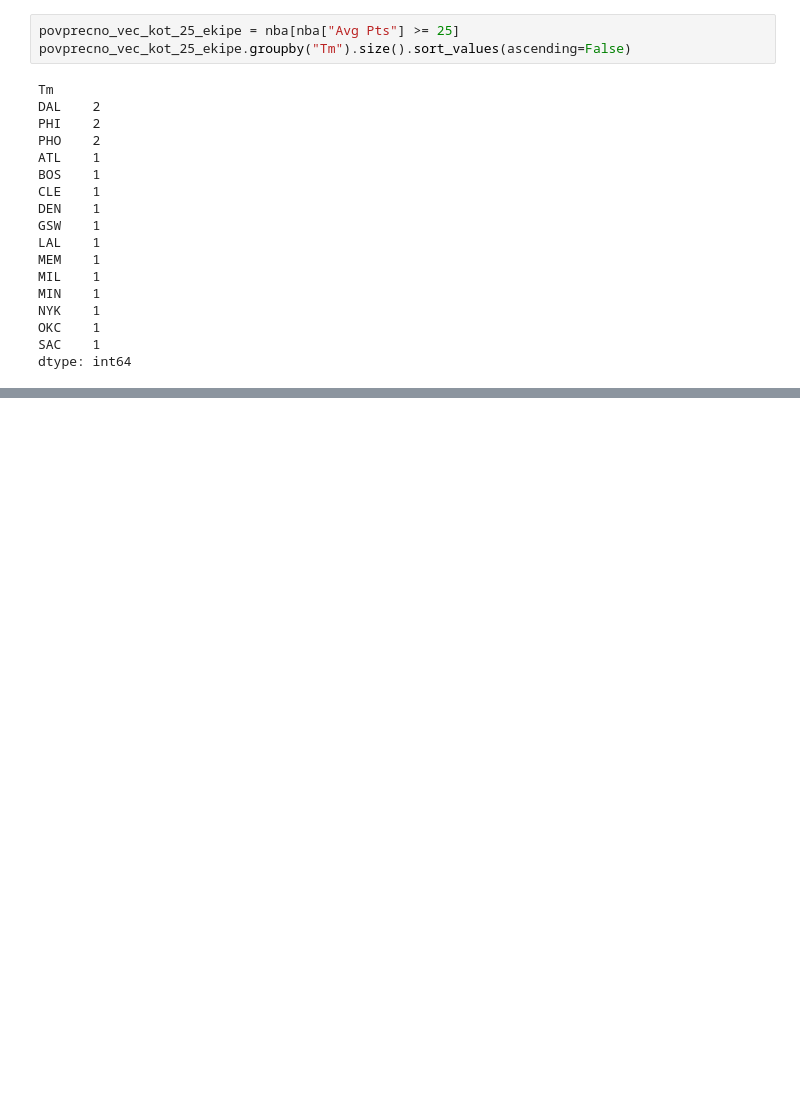
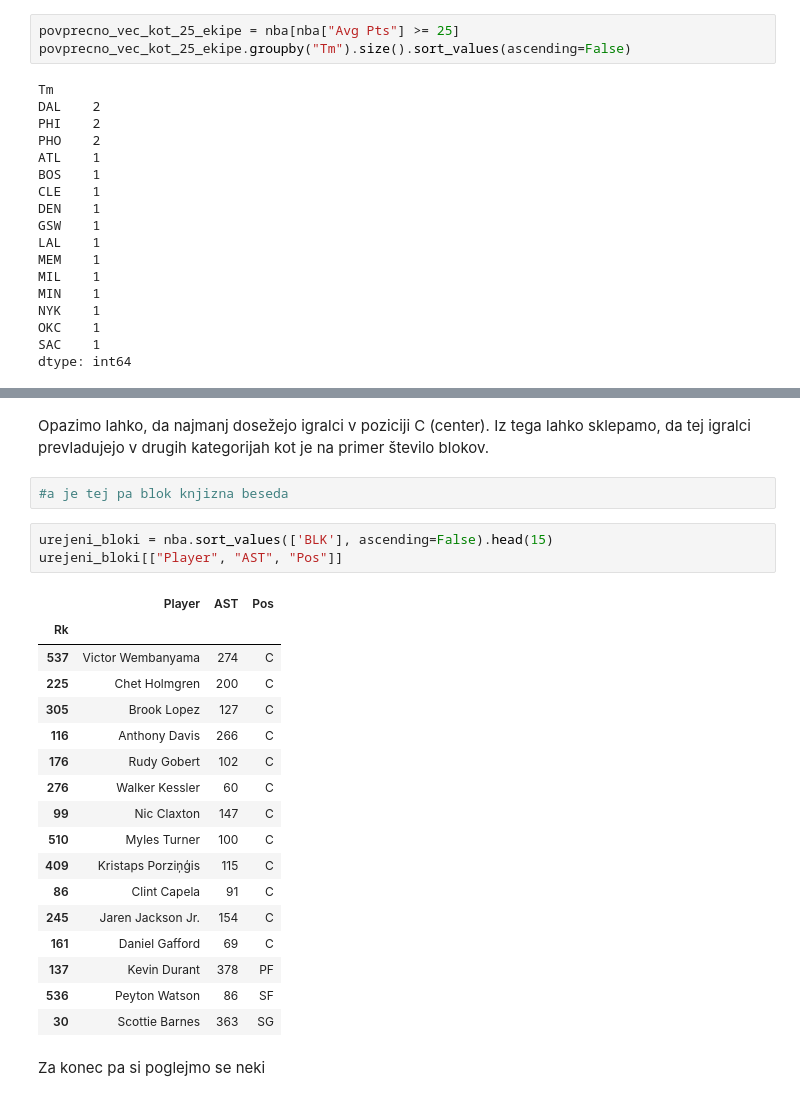
Before and after one commit to elizapecoraro/Eliza-Pecoraro-Projektna-naloga-UVP, a Jupyter notebook: analiza.ipynb, the cells around one changed output, grey strips where cells are left out. Cells and saved outputs as stored; diff of their text form; blank space fills up the shorter version.

```diff
--- a/analiza.ipynb
+++ b/analiza.ipynb
@@ -293,3 +301,30 @@ plt.title("Skupno število točk na pozicijo")
 plt.show()
 # %% [output]
 [figure]
+# %% [markdown]
+Opazimo lahko, da najmanj dosežejo igralci v poziciji C (center). Iz tega lahko sklepamo, da tej igralci prevladujejo v drugih kategorijah kot je na primer število blokov.
+# %%
+#a je tej pa blok knjizna beseda
+# %%
+urejeni_bloki = nba.sort_values(['BLK'], ascending=False).head(15)
+urejeni_bloki[["Player", "AST", "Pos"]]
+# %% [output]
+|  | Player | AST | Pos |
+| Rk |  |  |  |
+| 537 | Victor Wembanyama | 274 | C |
+| 225 | Chet Holmgren | 200 | C |
+| 305 | Brook Lopez | 127 | C |
+| 116 | Anthony Davis | 266 | C |
+| 176 | Rudy Gobert | 102 | C |
+| 276 | Walker Kessler | 60 | C |
+| 99 | Nic Claxton | 147 | C |
+| 510 | Myles Turner | 100 | C |
+| 409 | Kristaps Porziņģis | 115 | C |
+| 86 | Clint Capela | 91 | C |
+| 245 | Jaren Jackson Jr. | 154 | C |
+| 161 | Daniel Gafford | 69 | C |
+| 137 | Kevin Durant | 378 | PF |
+| 536 | Peyton Watson | 86 | SF |
+| 30 | Scottie Barnes | 363 | SG |
+# %% [markdown]
+Za konec pa si poglejmo se neki
```
Also changed, not shown: parts of 7 cells of this notebook.
